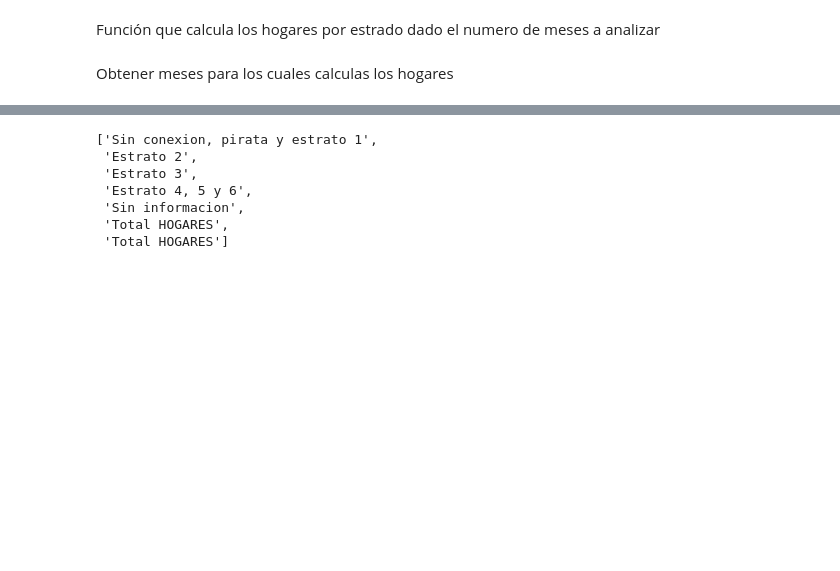
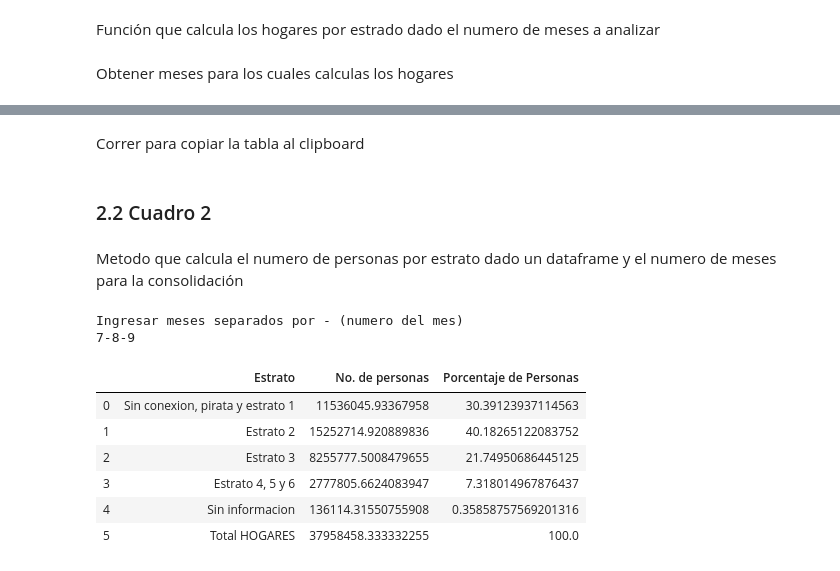
Before and after one commit to jcmontoyar/CUSO2020, a Jupyter notebook: CUSO_Reader.ipynb, the cells around one changed output, grey strips where cells are left out. Cells and saved outputs as stored; diff of their text form; code cells hidden in the pictures; blank space fills up the shorter version.

Commit message:
Cuadros 2 y 3

```diff
--- a/CUSO_Reader.ipynb
+++ b/CUSO_Reader.ipynb
@@ -260,10 +243,2 @@ print (tabla.to_string(index=False))
-# %%
-estratos
-# %% [output]
-['Sin conexion, pirata y estrato 1',
- 'Estrato 2',
- 'Estrato 3',
- 'Estrato 4, 5 y 6',
- 'Sin informacion',
- 'Total HOGARES',
- 'Total HOGARES']
+# %% [markdown]
+Correr para copiar la tabla al clipboard
@@ -269,0 +247,4 @@ estratos
+# %% [markdown]
+### 2.2 Cuadro 2
+# %% [markdown]
+Metodo que calcula el numero de personas por estrato dado un dataframe y el numero de meses para la consolidación
@@ -269,0 +289,5 @@ estratos
+# %%
+mesesTabla2 = input('Ingresar meses separados por - (numero del mes) \n')
+# %% [output]
+Ingresar meses separados por - (numero del mes)
+7-8-9
@@ -269,0 +296,48 @@ estratos
+# %%
+# Array con los estratos
+estratos = ['Sin conexion, pirata y estrato 1', 'Estrato 2', 'Estrato 3', 'Estrato 4, 5 y 6','Sin informacion']
+
+# Columna de estratos a poner en la tabla
+estratosTabla = estratos
+estratosTabla.append('Total PERSONAS')
+
+#Array con contador por estrato, siguiendo el orden de la columna estratos por tabla
+numPersonas = [0,0,0,0,0,0]
+
+#Calcular suma de personas por estrato por cada mes en array meses tabla 2
+for i in mesesTabla2:
+    #Obtener dataframes del mes i necesarios para calcular los hogares por estrato
+    dfVivienda =dfs[int(i)-1]
+    dfGen =dfCaracteristicasGen[int(i)-1]
+
+    #Hacer join de los dataframes
+    joined = pd.merge(dfGen, dfVivienda, on=['DIRECTORIO','SECUENCIA_P'], how='outer')
+
+    #Obtener numero de las personas y sumarlo al array de num personas
+    numPersonas = np.add(numPersonas, calculatePeopleByEstrato(joined, len(mesesTabla2)))
+
+
+#Calcular porcentaje de personas
+porcentajePersonas = [0,0,0,0,0,0]
+for i in range(len(porcentajePersonas)):
+    porcentajePersonas[i] = numPersonas[i]/numPersonas[5]*100
+
+#Construir table data del dataframe para imprimirlo
+dataTabla = {'Estrato':  estratosTabla,
+        'No. de personas': numPersonas,
+        'Porcentaje de Personas': porcentajePersonas,
+        }
+
+#Construir dataframe y transformar los resultados a string para que sea sencillo copiarlos al excel
+tabla = pd.DataFrame(dataTabla, columns = ['Estrato' ,'No. de personas','Porcentaje de Personas'])
+tabla['Porcentaje de Personas'] = tabla['Porcentaje de Personas'].astype(str)
+tabla['No. de personas'] = tabla['No. de personas'].astype(str)
+tabla
+# %% [output]
+|  | Estrato | No. de personas | Porcentaje de Personas |
+| 0 | Sin conexion, pirata y estrato 1 | 11536045.93367958 | 30.39123937114563 |
+| 1 | Estrato 2 | 15252714.920889836 | 40.18265122083752 |
+| 2 | Estrato 3 | 8255777.5008479655 | 21.74950686445125 |
+| 3 | Estrato 4, 5 y 6 | 2777805.6624083947 | 7.318014967876437 |
+| 4 | Sin informacion | 136114.31550755908 | 0.35858757569201316 |
+| 5 | Total HOGARES | 37958458.333332255 | 100.0 |
```
Also changed, not shown: parts of 24 cells of this notebook, 1 other file.
